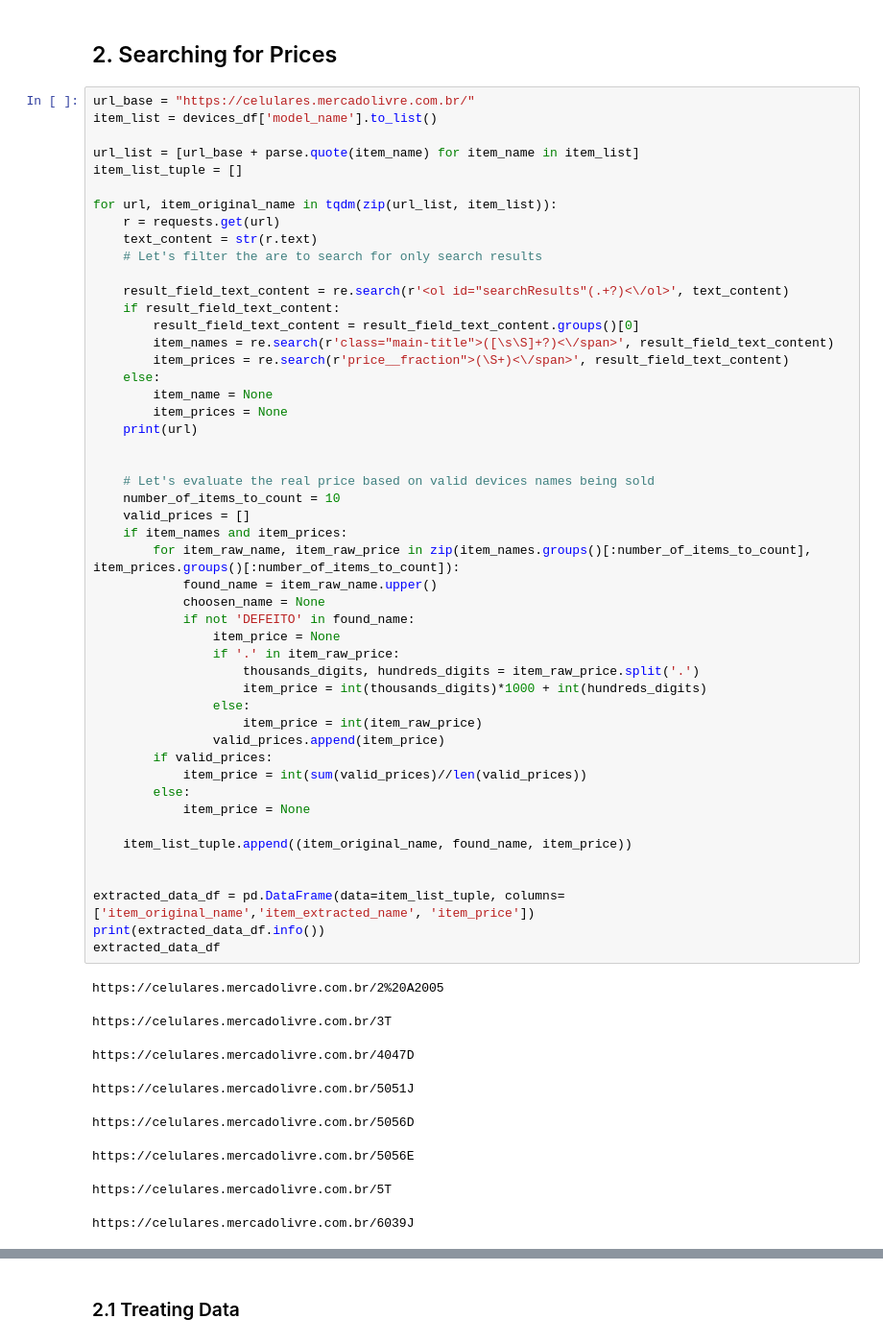
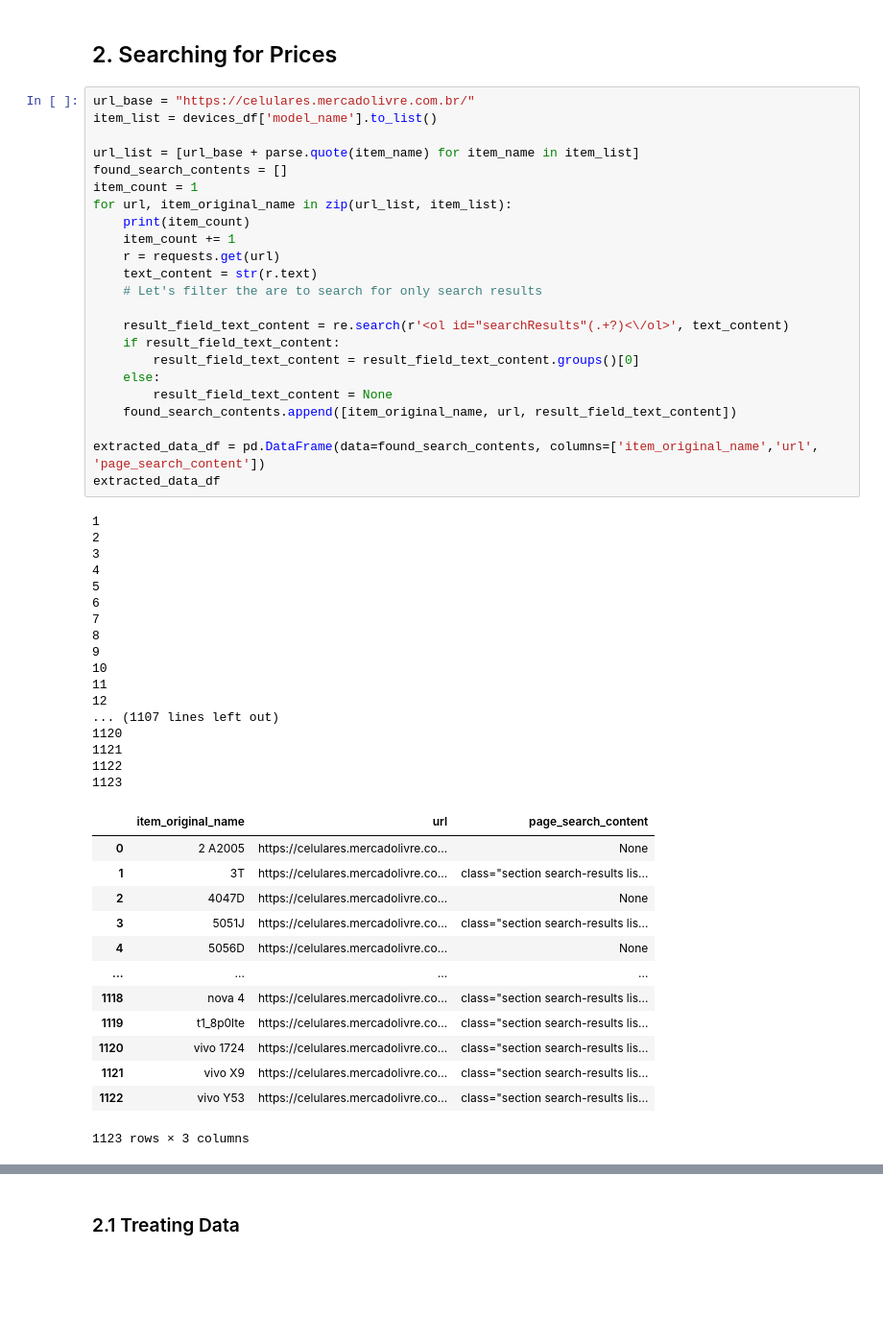
Before and after one commit to thiagolrpinho/phone_prices_crawler, a Jupyter notebook: main.ipynb, the cells around one changed output, grey strips where cells are left out. Shown at 96% size. Cells and saved outputs as stored; diff of their text form; blank space fills up the shorter version.

```diff
--- a/main.ipynb
+++ b/main.ipynb
@@ -67,58 +67,54 @@ devices_df
 # %%
 url_base = "https://celulares.mercadolivre.com.br/"
 item_list = devices_df['model_name'].to_list()
 
 url_list = [url_base + parse.quote(item_name) for item_name in item_list]
-item_list_tuple = []
-
-for url, item_original_name in tqdm(zip(url_list, item_list)):
+found_search_contents = []
+item_count = 1
+for url, item_original_name in zip(url_list, item_list):
+    print(item_count)
+    item_count += 1
     r = requests.get(url)
     text_content = str(r.text)
     # Let's filter the are to search for only search results
 
     result_field_text_content = re.search(r'<ol id="searchResults"(.+?)<\/ol>', text_content)
     if result_field_text_content:
         result_field_text_content = result_field_text_content.groups()[0]
-        item_names = re.search(r'class="main-title">([\s\S]+?)<\/span>', result_field_text_content)
-        item_prices = re.search(r'price__fraction">(\S+)<\/span>', result_field_text_content)
     else:
-        item_name = None
-        item_prices = None
-    print(url)
+        result_field_text_content = None
+    found_search_contents.append([item_original_name, url, result_field_text_content])
 
-
-    # Let's evaluate the real price based on valid devices names being sold
-    number_of_items_to_count = 10
-    valid_prices = []
-    if item_names and item_prices:
-        for item_raw_name, item_raw_price in zip(item_names.groups()[:number_of_items_to_count], item_prices.groups()[:number_of_items_to_count]):
-            found_name = item_raw_name.upper()
-            choosen_name = None
-            if not 'DEFEITO' in found_name:
-                item_price = None
-                if '.' in item_raw_price:
-                    thousands_digits, hundreds_digits = item_raw_price.split('.')
-                    item_price = int(thousands_digits)*1000 + int(hundreds_digits)
-                else:
-                    item_price = int(item_raw_price)
-                valid_prices.append(item_price)
-        if valid_prices:
-            item_price = int(sum(valid_prices)//len(valid_prices))
-        else:
-            item_price = None
-
-    item_list_tuple.append((item_original_name, found_name, item_price))
-
-
-extracted_data_df = pd.DataFrame(data=item_list_tuple, columns=['item_original_name','item_extracted_name', 'item_price'])
-print(extracted_data_df.info())
+extracted_data_df = pd.DataFrame(data=found_search_contents, columns=['item_original_name','url', 'page_search_content'])
 extracted_data_df
 # %% [output]
-https://celulares.mercadolivre.com.br/2%20A2005
+1
+2
+3
+4
+5
+6
+7
+8
+9
+10
+11
+12
+... (1107 lines left out)
+1120
+1121
+1122
+1123
+|  | item_original_name | url | page_search_content |
+| 0 | 2 A2005 | https://celulares.mercadolivre.co... | None |
+| 1 | 3T | https://celulares.mercadolivre.co... | class="section search-results lis... |
+| 2 | 4047D | https://celulares.mercadolivre.co... | None |
+| 3 | 5051J | https://celulares.mercadolivre.co... | class="section search-results lis... |
+| 4 | 5056D | https://celulares.mercadolivre.co... | None |
+| ... | ... | ... | ... |
+| 1118 | nova 4 | https://celulares.mercadolivre.co... | class="section search-results lis... |
+| 1119 | t1_8p0lte | https://celulares.mercadolivre.co... | class="section search-results lis... |
+| 1120 | vivo 1724 | https://celulares.mercadolivre.co... | class="section search-results lis... |
+| 1121 | vivo X9 | https://celulares.mercadolivre.co... | class="section search-results lis... |
+| 1122 | vivo Y53 | https://celulares.mercadolivre.co... | class="section search-results lis... |
-https://celulares.mercadolivre.com.br/3T
+1123 rows × 3 columns
-https://celulares.mercadolivre.com.br/4047D
-https://celulares.mercadolivre.com.br/5051J
-https://celulares.mercadolivre.com.br/5056D
-https://celulares.mercadolivre.com.br/5056E
-https://celulares.mercadolivre.com.br/5T
-https://celulares.mercadolivre.com.br/6039J
```
Also changed, not shown: parts of 9 cells of this notebook.
